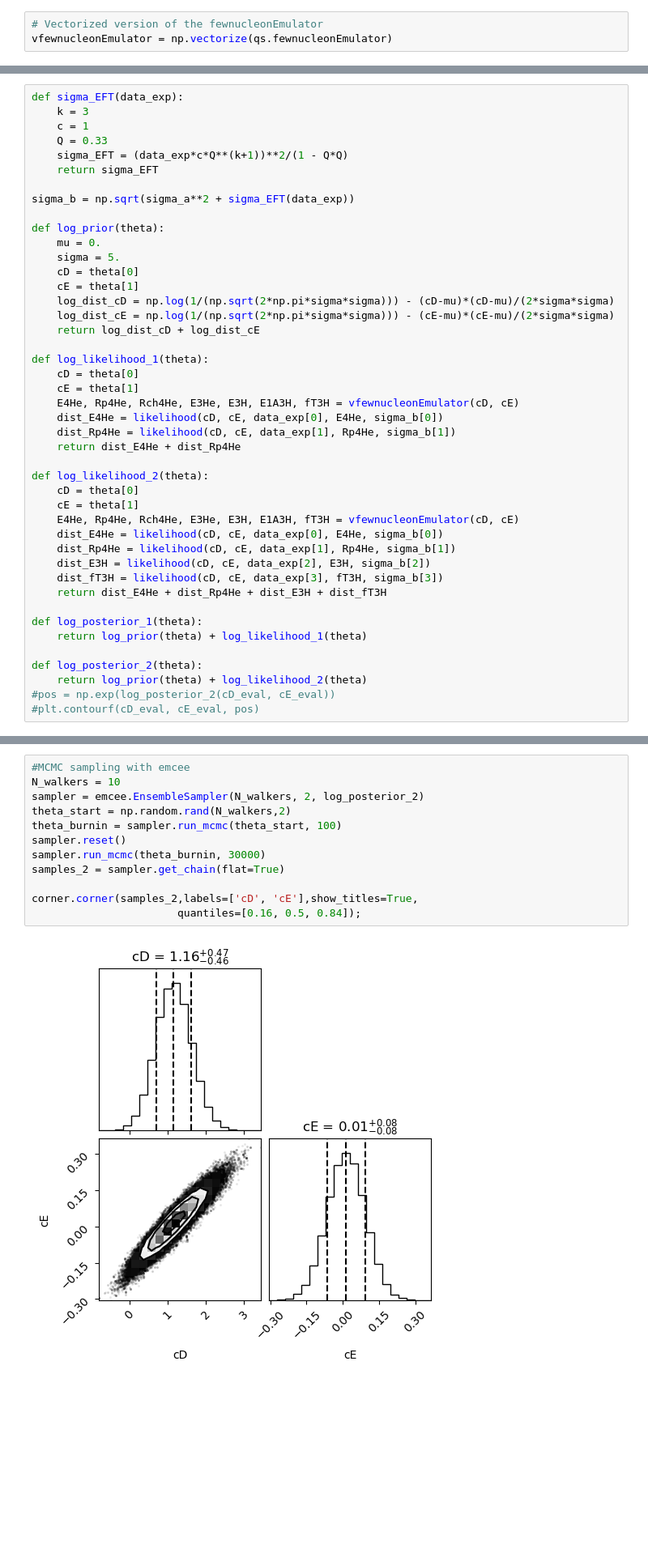
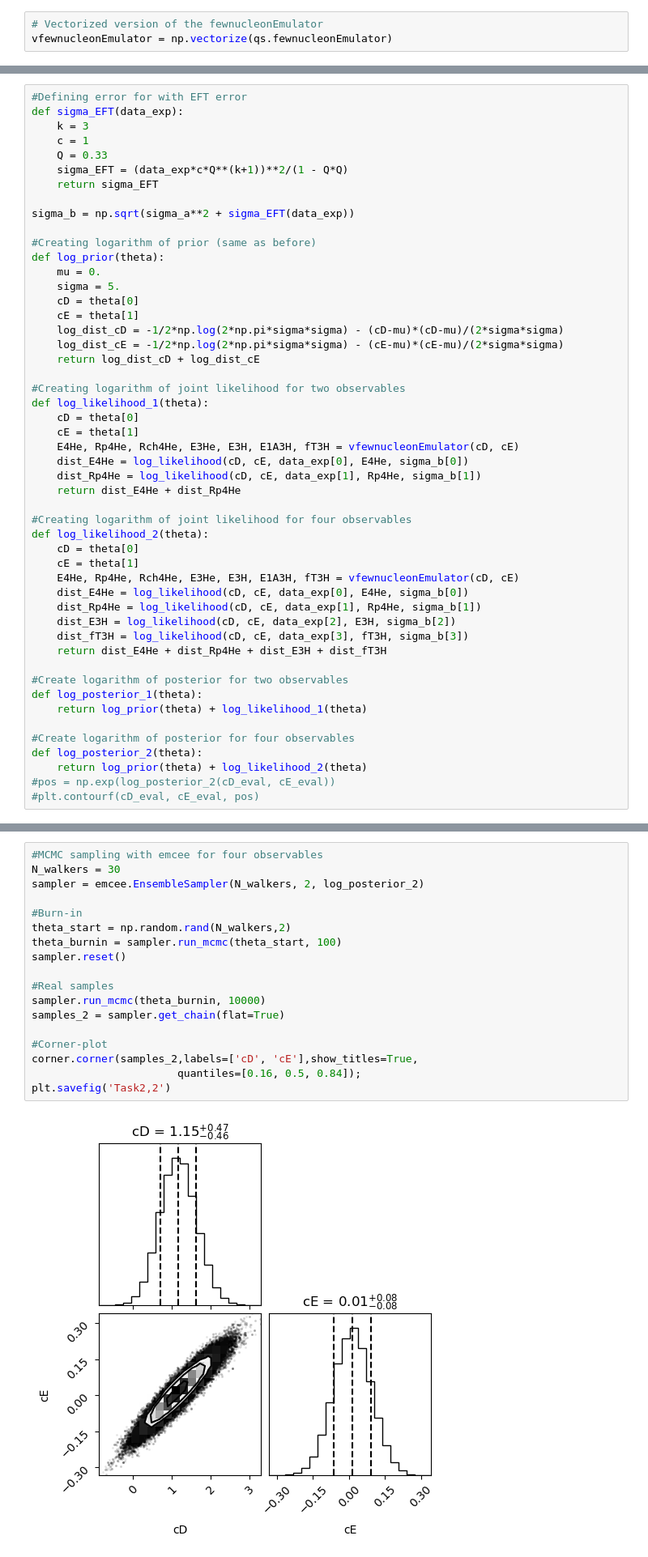
Before and after one commit to Action4/tif285, a Jupyter notebook: doc/pub/Projects/Project1/TIF285_Project1.ipynb, the cells around one changed output, grey strips where cells are left out. Shown at 81% size. Saved outputs shown, nothing was run; the diff lists cells and outputs as text; blank space fills up the shorter version.

```diff
--- a/doc/pub/Projects/Project1/TIF285_Project1.ipynb
+++ b/doc/pub/Projects/Project1/TIF285_Project1.ipynb
@@ -273,6 +318,7 @@ plt.show()
 * The `quantiles=[0.16, 0.5, 0.84]`option to corner adds the dashed vertical lines to the marginal posteriors on the diagonal. You can obviously change the quantiles if you want another credibility region.
 * The python command `np.percentile(y, [16, 50, 84], axis=0)` might be useful to extract numerical values for the credibility region and the median from a python array `y`.
 # %%
+#Defining error for with EFT error
 def sigma_EFT(data_exp):
     k = 3
     c = 1
@@ -282,36 +328,41 @@ def sigma_EFT(data_exp):
 
 sigma_b = np.sqrt(sigma_a**2 + sigma_EFT(data_exp))
 
+#Creating logarithm of prior (same as before)
 def log_prior(theta):
     mu = 0.
     sigma = 5.
     cD = theta[0]
     cE = theta[1]
-    log_dist_cD = np.log(1/(np.sqrt(2*np.pi*sigma*sigma))) - (cD-mu)*(cD-mu)/(2*sigma*sigma)
-    log_dist_cE = np.log(1/(np.sqrt(2*np.pi*sigma*sigma))) - (cE-mu)*(cE-mu)/(2*sigma*sigma)
+    log_dist_cD = -1/2*np.log(2*np.pi*sigma*sigma) - (cD-mu)*(cD-mu)/(2*sigma*sigma)
+    log_dist_cE = -1/2*np.log(2*np.pi*sigma*sigma) - (cE-mu)*(cE-mu)/(2*sigma*sigma)
     return log_dist_cD + log_dist_cE
 
+#Creating logarithm of joint likelihood for two observables
 def log_likelihood_1(theta):
     cD = theta[0]
     cE = theta[1]
     E4He, Rp4He, Rch4He, E3He, E3H, E1A3H, fT3H = vfewnucleonEmulator(cD, cE)
-    dist_E4He = likelihood(cD, cE, data_exp[0], E4He, sigma_b[0])
-    dist_Rp4He = likelihood(cD, cE, data_exp[1], Rp4He, sigma_b[1])
+    dist_E4He = log_likelihood(cD, cE, data_exp[0], E4He, sigma_b[0])
+    dist_Rp4He = log_likelihood(cD, cE, data_exp[1], Rp4He, sigma_b[1])
     return dist_E4He + dist_Rp4He
 
+#Creating logarithm of joint likelihood for four observables
 def log_likelihood_2(theta):
     cD = theta[0]
     cE = theta[1]
     E4He, Rp4He, Rch4He, E3He, E3H, E1A3H, fT3H = vfewnucleonEmulator(cD, cE)
-    dist_E4He = likelihood(cD, cE, data_exp[0], E4He, sigma_b[0])
-    dist_Rp4He = likelihood(cD, cE, data_exp[1], Rp4He, sigma_b[1])
-    dist_E3H = likelihood(cD, cE, data_exp[2], E3H, sigma_b[2])
-    dist_fT3H = likelihood(cD, cE, data_exp[3], fT3H, sigma_b[3])
+    dist_E4He = log_likelihood(cD, cE, data_exp[0], E4He, sigma_b[0])
+    dist_Rp4He = log_likelihood(cD, cE, data_exp[1], Rp4He, sigma_b[1])
+    dist_E3H = log_likelihood(cD, cE, data_exp[2], E3H, sigma_b[2])
+    dist_fT3H = log_likelihood(cD, cE, data_exp[3], fT3H, sigma_b[3])
     return dist_E4He + dist_Rp4He + dist_E3H + dist_fT3H
 
+#Create logarithm of posterior for two observables
 def log_posterior_1(theta):
     return log_prior(theta) + log_likelihood_1(theta)
 
+#Create logarithm of posterior for four observables
 def log_posterior_2(theta):
     return log_prior(theta) + log_likelihood_2(theta)
 #pos = np.exp(log_posterior_2(cD_eval, cE_eval))
@@ -333,15 +390,21 @@ corner.corner(samples_1,labels=['cD', 'cE'],show_titles=True,
 # %%
-#MCMC sampling with emcee
-N_walkers = 10
+#MCMC sampling with emcee for four observables
+N_walkers = 30
 sampler = emcee.EnsembleSampler(N_walkers, 2, log_posterior_2)
+
+#Burn-in
 theta_start = np.random.rand(N_walkers,2)
 theta_burnin = sampler.run_mcmc(theta_start, 100)
 sampler.reset()
-sampler.run_mcmc(theta_burnin, 30000)
+
+#Real samples
+sampler.run_mcmc(theta_burnin, 10000)
 samples_2 = sampler.get_chain(flat=True)
 
+#Corner-plot
 corner.corner(samples_2,labels=['cD', 'cE'],show_titles=True,
                        quantiles=[0.16, 0.5, 0.84]);
+plt.savefig('Task2,2')
 # %% [output]
-[figure, old version]
+[figure, new version]
 # %%
```
Also changed, not shown: parts of 12 cells of this notebook.
